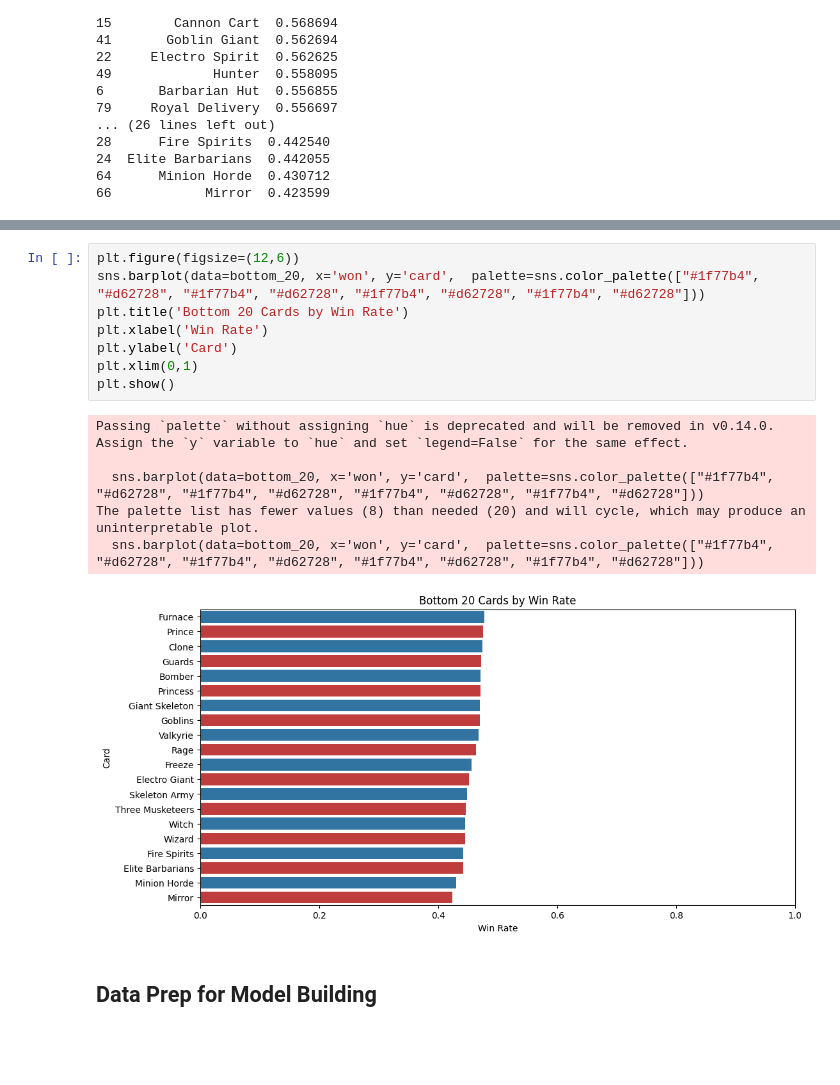
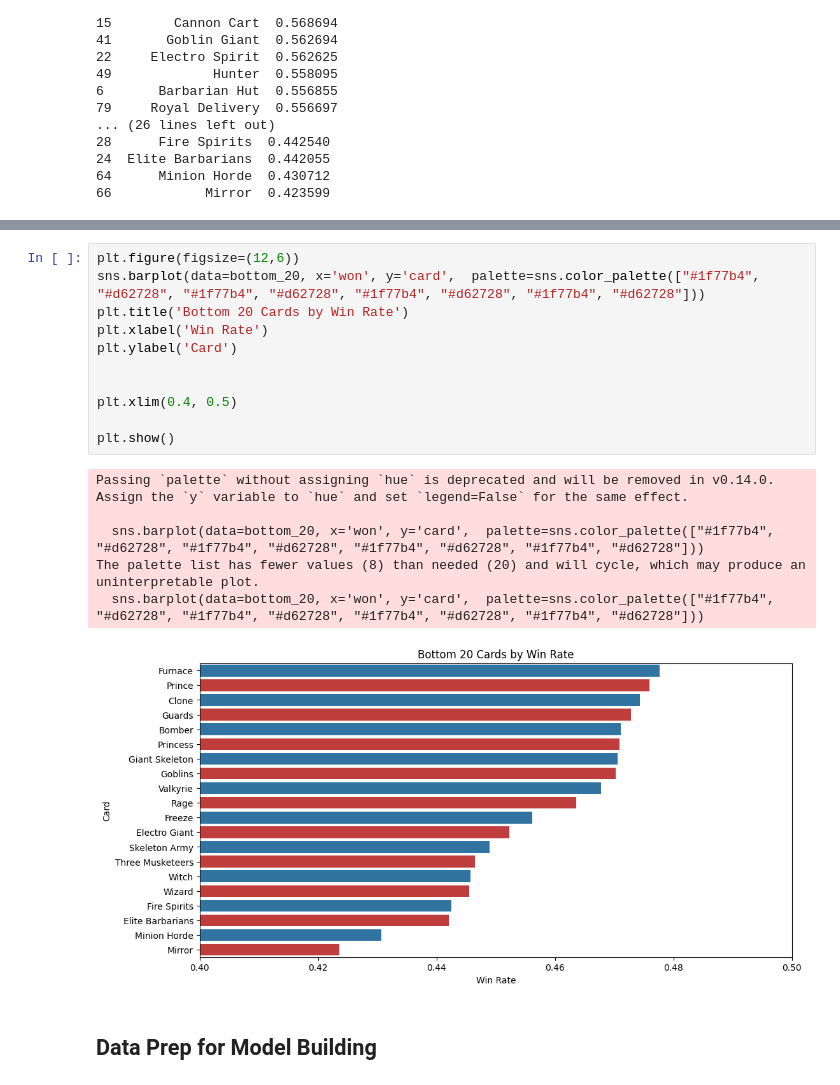
Before and after one commit to carlog1566/Data-Royale, a Jupyter notebook: main (2).ipynb, the cells around one changed output, grey strips where cells are left out. Cells and saved outputs as stored; diff of their text form; blank space fills up the shorter version.

```diff
--- a/main (2).ipynb
+++ b/main (2).ipynb
@@ -473,18 +486,21 @@ The palette list has fewer values (8) than needed (20) and will cycle, which may
 # %%
 plt.figure(figsize=(12,6))
 sns.barplot(data=bottom_20, x='won', y='card',  palette=sns.color_palette(["#1f77b4", "#d62728", "#1f77b4", "#d62728", "#1f77b4", "#d62728", "#1f77b4", "#d62728"]))
 plt.title('Bottom 20 Cards by Win Rate')
 plt.xlabel('Win Rate')
 plt.ylabel('Card')
-plt.xlim(0,1)
+
+
+plt.xlim(0.4, 0.5)
+
 plt.show()
 # %% [output]
 Passing `palette` without assigning `hue` is deprecated and will be removed in v0.14.0. Assign the `y` variable to `hue` and set `legend=False` for the same effect.
 
   sns.barplot(data=bottom_20, x='won', y='card',  palette=sns.color_palette(["#1f77b4", "#d62728", "#1f77b4", "#d62728", "#1f77b4", "#d62728", "#1f77b4", "#d62728"]))
 The palette list has fewer values (8) than needed (20) and will cycle, which may produce an uninterpretable plot.
   sns.barplot(data=bottom_20, x='won', y='card',  palette=sns.color_palette(["#1f77b4", "#d62728", "#1f77b4", "#d62728", "#1f77b4", "#d62728", "#1f77b4", "#d62728"]))
-[figure, old version]
+[figure, new version]
 # %% [markdown]
 <h2><strong>Data Prep for Model Building</strong></h2>
 # %% [markdown]
```
Also changed, not shown: parts of 2 cells of this notebook.
